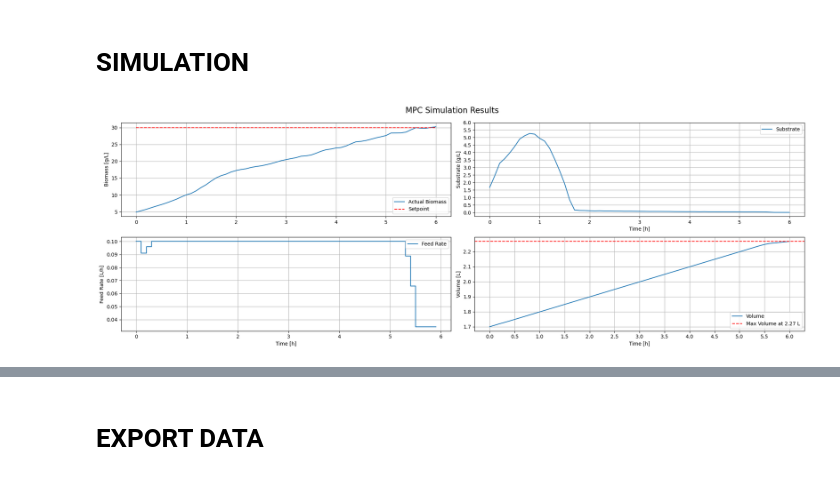
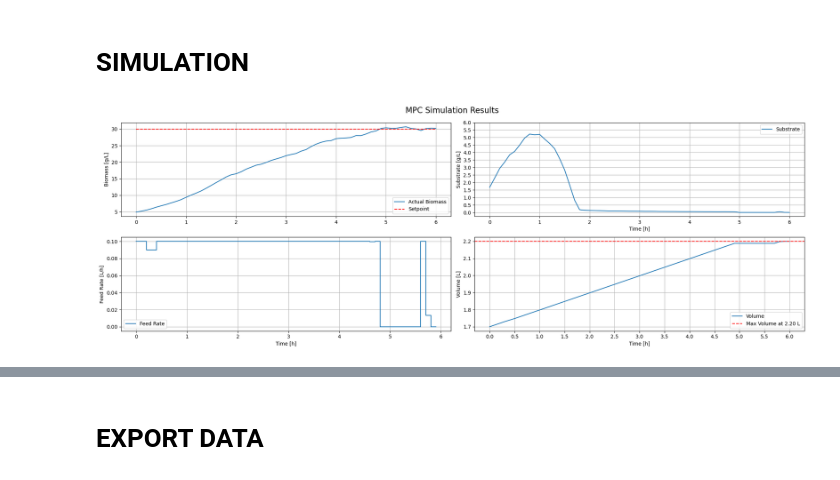
Before and after one commit to costasmexis/ML4MPC, a Jupyter notebook: MPC_Tracking.ipynb, the cells around one changed output, grey strips where cells are left out. Saved outputs shown, nothing was run; the diff lists cells and outputs as text; code cells hidden in the pictures.

```diff
--- a/MPC_Tracking.ipynb
+++ b/MPC_Tracking.ipynb
@@ -251,18 +251,18 @@ K_D = 0.03            # Decay coefficient
 # MPC PARAMETERSBest trial:
 # ========================
 dt = 0.1              # Control interval time (h)
-Q = 9291          # State tracking weight
-R = 1850      # Control effort weight
+Q = 5566.32          # State tracking weight
+R = 20      # Control effort weight
 h = 0.01              # integration step size
 At = 6                # Total simulation time (h)
-Np = 8           # Prediction horizon steps
+Np = 9           # Prediction horizon steps
 
 #============================
 # BOUNDS AND CONSTRAINTS
 #============================
 
 bnds = [(0,0.1) for _ in range(Np)]  # Control input bounds
-Vmax=2  # Maximum volume (L)
+Vmax=2.2  # Maximum volume (L)
 Smin=0.1 # Keep substrate above this value (g/L)
 
 
@@ -279,7 +279,7 @@ noise="MODEL" # Noise "MODEL" in model accuracy. We don't know the ground truth
 
 # Calculate simulation steps
 SS = int(At/dt)
-np.random.seed(0)    # For reproducibility
+np.random.seed(10)    # For reproducibility
 
 # Initialize arrays
 X = np.zeros(SS+1)
@@ -305,35 +305,35 @@ axs[0][0].legend()
 axs[0][0].grid()
 
 # Feed rate plot
 axs[1][0].step(np.arange(0, At, dt), F, label='Feed Rate')
 axs[1][0].set_xlabel('Time [h]')
 axs[1][0].set_ylabel('Feed Rate [L/h]')
 axs[1][0].legend()
 axs[1][0].grid()
 
 # Substrate plot
 axs[0][1].plot(time_axis, S, label='Substrate')
 axs[0][1].set_ylabel('Substrate [g/L]')
 axs[0][1].set_xlabel('Time [h]')
 axs[0][1].set_yticks(np.arange(0, max(S) + 1, 0.5))
 axs[0][1].legend()
 axs[0][1].grid()
 
 # Volume plot
 axs[1][1].plot(time_axis, V, label='Volume')
-axs[1][1].axhline(max(V), color='r', linestyle='--', label=f'Max Volume at {max(V):.2f} L')
+axs[1][1].axhline(Vmax, color='r', linestyle='--', label=f'Max Volume at {max(V):.2f} L')
 axs[1][1].set_xlabel('Time [h]')
 axs[1][1].set_ylabel('Volume [L]')
 axs[1][1].legend()
 axs[1][1].grid()
 plt.xticks(np.arange(0, At + dt, 0.5))
 
 plt.suptitle('MPC Simulation Results', fontsize=16)
 plt.subplots_adjust(top=0.85, hspace=0.3, wspace=0.3)
 plt.tight_layout()
 plt.show()
 # %% [output]
-[figure, old version]
+[figure, new version]
 # %%
 noise_raw = np.random.normal(0, 1)  # check if ranom.seed works for reproducibility
 print(noise_raw)
```
Also changed, not shown: parts of 4 cells of this notebook.
